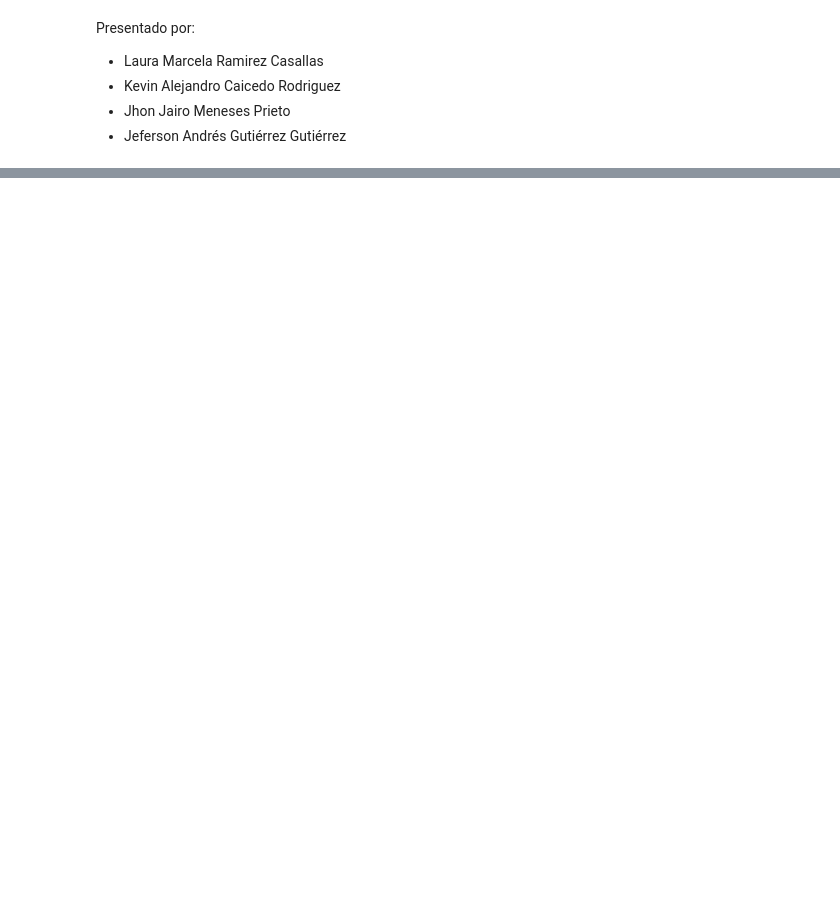
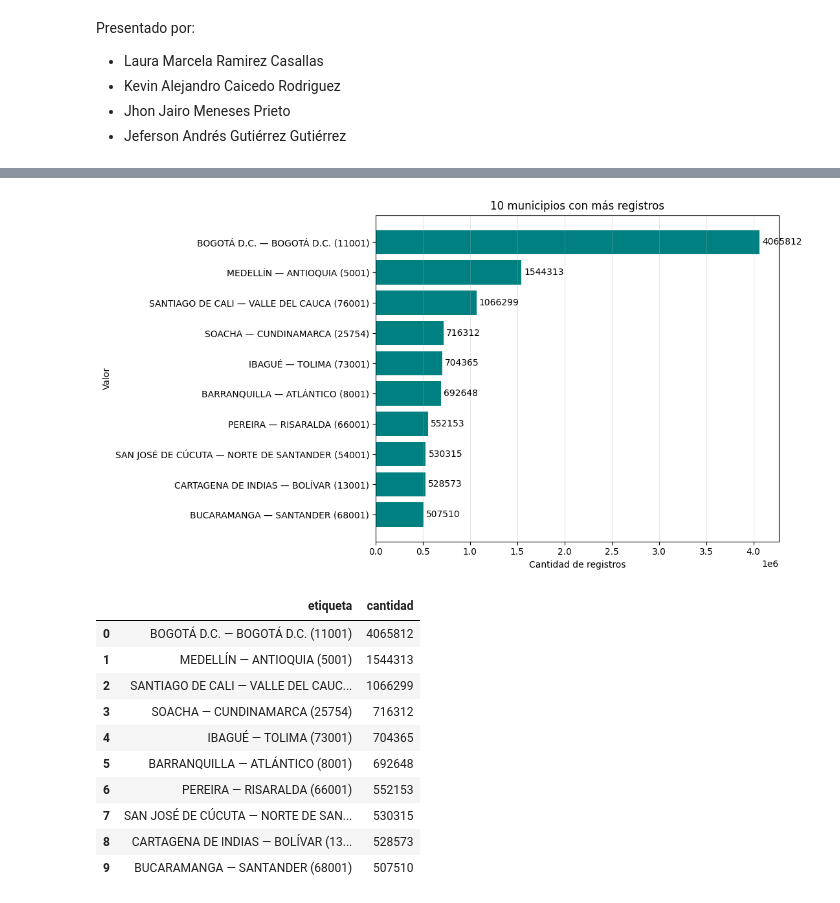
Before and after one commit to kcaicedor/proyecto_MIAD, a Jupyter notebook: exploracion/igac.ipynb, the cells around one changed output, grey strips where cells are left out. Cells and saved outputs as stored; diff of their text form; code cells hidden in the pictures; blank space fills up the shorter version.

```diff
--- a/exploracion/igac.ipynb
+++ b/exploracion/igac.ipynb
@@ -50,0 +66,6 @@ print("Identificadores únicos:", df["estu_consecutivo"].nunique())
+# %%
+total = consultar({"$select": "count(*) as total"})[0]["total"]
+print("Total de registros:", total)
+
+muestra = consultar({"$limit": 5})
+display(pd.DataFrame(muestra))
@@ -50,0 +644,20 @@ print("Identificadores únicos:", df["estu_consecutivo"].nunique())
+# %%
+# 2. Municipios con más registros
+graficar_top10(
+    campos=["divipola", "departamento", "municipio"],
+    etiqueta="municipio",
+    titulo="10 municipios con más registros"
+)
+# %% [output]
+[figure, added]
+|  | etiqueta | cantidad |
+| 0 | BOGOTÁ D.C. — BOGOTÁ D.C. (11001) | 4065812 |
+| 1 | MEDELLÍN — ANTIOQUIA (5001) | 1544313 |
+| 2 | SANTIAGO DE CALI — VALLE DEL CAUC... | 1066299 |
+| 3 | SOACHA — CUNDINAMARCA (25754) | 716312 |
+| 4 | IBAGUÉ — TOLIMA (73001) | 704365 |
+| 5 | BARRANQUILLA — ATLÁNTICO (8001) | 692648 |
+| 6 | PEREIRA — RISARALDA (66001) | 552153 |
+| 7 | SAN JOSÉ DE CÚCUTA — NORTE DE SAN... | 530315 |
+| 8 | CARTAGENA DE INDIAS — BOLÍVAR (13... | 528573 |
+| 9 | BUCARAMANGA — SANTANDER (68001) | 507510 |
```
Also changed, not shown: parts of 71 cells of this notebook, 1 other file.
